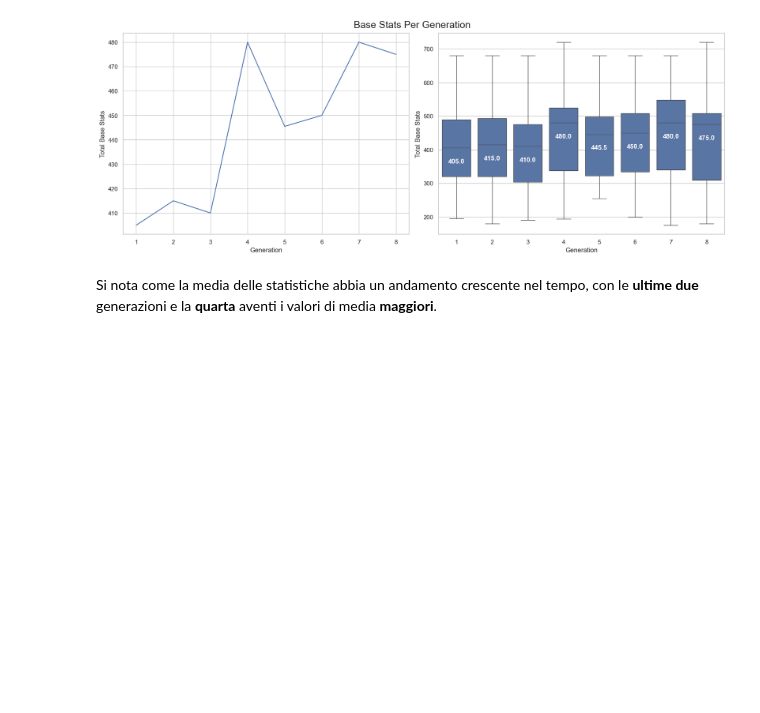
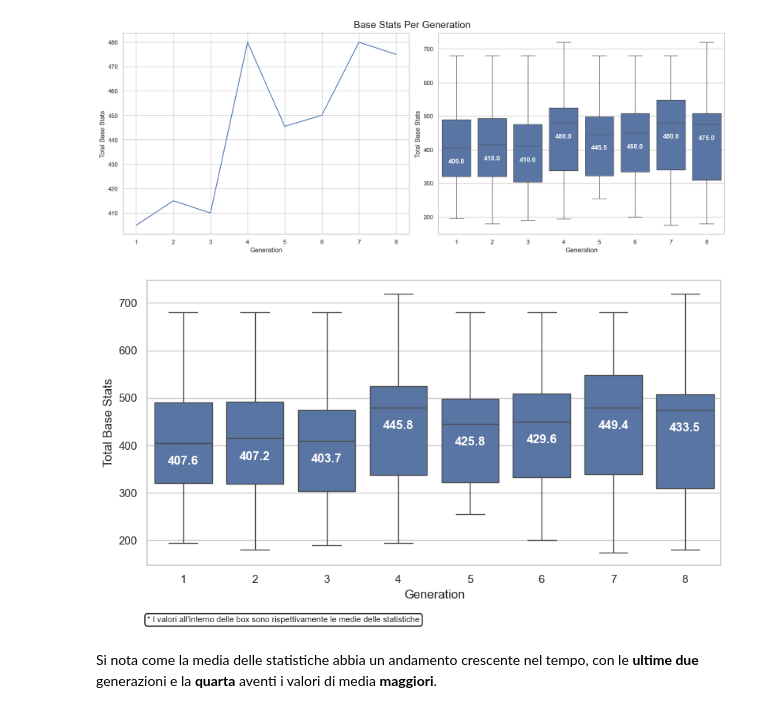
Before and after one commit to T-m-m-s/ProjectSDD, a Jupyter notebook: Project.ipynb, the cells around one changed output. Drawn from its saved outputs; the diff is of its cells as text; code cells hidden in the pictures; blank space fills up the shorter version.

```diff
--- a/Project.ipynb
+++ b/Project.ipynb
@@ -19,6 +19,7 @@ mono_type = mono_type[['name', 'type_1']]
 dual_type = pokedex[pokedex['type_number'] == 2]
 dual_type = dual_type[['name', 'type_1', 'type_2']]
 medians = pokedex_nd.groupby(['generation'])['total_points'].median()
+means = pokedex_nd.groupby(['generation'])['total_points'].mean().round(1)
 vertical_offset = pokedex['total_points'].median() * 0.1
 gen_amount = pokedex_nd['generation'].value_counts().sort_index()
 # %% [markdown]
@@ -102,5 +103,23 @@ for xtick in ax[1].axes.get_xticks():
 ax[1].set(xlabel = 'Generation', ylabel = 'Total Base Stats');
 # %% [output]
 [figure]
+# %%
+sns.set_theme(style = 'whitegrid')
+plt.figure(figsize = (10,5))
+
+ax = sns.boxplot(data = pokedex_nd, y = 'total_points', x = 'generation')
+for xtick in ax.axes.get_xticks():
+    median = medians[1+int(xtick)]
+    ax.text(xtick, median - vertical_offset, means[1+xtick], horizontalalignment = 'center',color = 'w', weight = 'semibold', fontsize = 12)
+ax.set(xlabel = 'Generation', ylabel = 'Total Base Stats');
+ax.annotate(
+    '* I valori all\'interno delle box sono rispettivamente le medie delle statistiche',
+    xy=(0, -0.2),
+    xycoords="axes fraction",
+    bbox=dict(boxstyle="round,pad=0.3", edgecolor="black", facecolor="white"),
+    fontsize = 8
+);
+# %% [output]
+[figure, added]
 # %% [markdown]
 Si nota come la media delle statistiche abbia un andamento crescente nel tempo, con le **ultime due** generazioni e la **quarta** aventi i valori di media **maggiori**.
```
Also changed, not shown: parts of 8 cells of this notebook, 1 other file.
